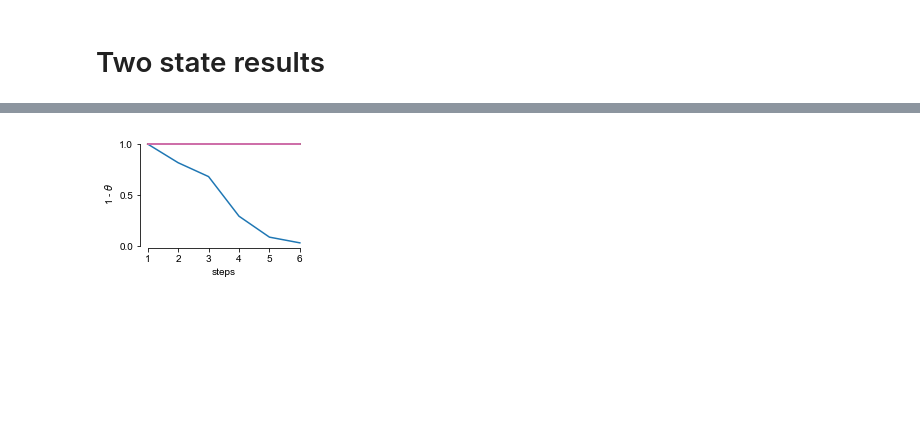
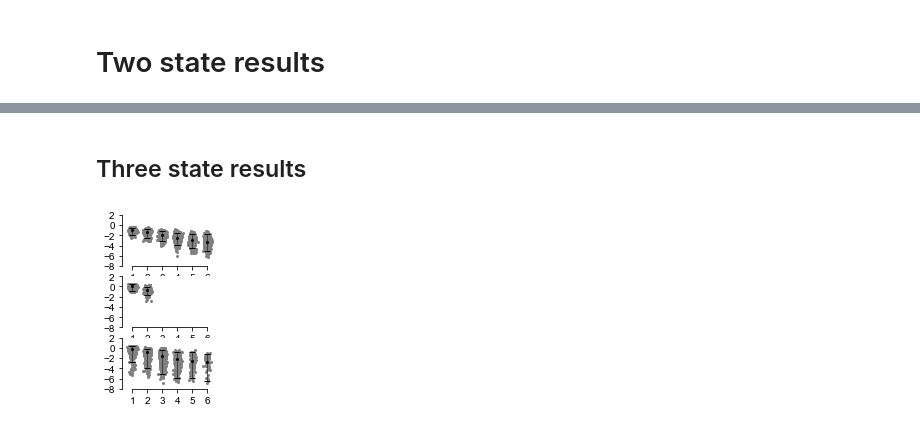
Before and after one commit to harmslab/notebooks-epistasis-ensembles, a Jupyter notebook: figure-02.ipynb, the cells around one changed output, grey strips where cells are left out. Cells and saved outputs as stored; diff of their text form; code cells hidden in the pictures; blank space fills up the shorter version.

```diff
--- a/figure-02.ipynb
+++ b/figure-02.ipynb
@@ -4,5 +6,7 @@ import matplotlib.pyplot as plt
 import numpy as np
 import pickle
 from matplotlib import rcParams
+
 rcParams['font.family'] = 'sans-serif'
 rcParams['font.sans-serif'] = ['Arial']
+rcParams['svg.fonttype'] = 'none'
@@ -15,5 +53,4 @@ filepath = "generated-data/%s/results/binary-output.pickle" % dataset
 # Read file
 with open(filepath, "rb") as f:
     data = pickle.load(f)
-    thetas = data["thetas"]
-    epistasis = data["epistasis"]
+    epistasis1 = data["epistasis"]
@@ -77,5 +63,4 @@ filepath = "generated-data/%s/results/binary-output.pickle" % dataset
 # Read file
 with open(filepath, "rb") as f:
     data = pickle.load(f)
-    thetas = data["thetas"]
-    epistasis = data["epistasis"]
+    epistasis2 = data["epistasis"]
@@ -107,26 +67,27 @@ ax.spines["bottom"].set_bounds(1,6)
-# %%
-fig, ax = plt.subplots(figsize=(3,2))
-
-for i in range(1, len(thetas)+1):
-    y = np.array(thetas[i])
-    #x = np.ones(y.shape) * np.arange(1,7) + np.random.randn(*y.shape)*1e-1
-    y50 = np.nanpercentile(y, 50, axis=0)
-    x50 = np.arange(1, len(y50)+1)
-    #ax.scatter(x, 1-y, alpha=.2, color='C' + str(i-1), s=10)
-    #ax.plot(x50, 1-y50, marker="o", linestyle="-", color='C' + str(i-1))
-    ax.plot(x50, 1-np.nanmean(y, axis=0),  linestyle="-", color='C' + str(i-1))
-    #ax.plot(x, 1-ymean, color='C' + str(i-1), linestyle="-", marker="o", alpha=1)
-    #ax.fill_between(x, 1-ylower, 1-yupper, color="C"+str(i-1), alpha=0.2, interpolate=True)
-
-ax.set_xlabel("steps")
-ax.set_ylabel("1 - $\\theta$")
-ax.spines["right"].set_visible(False)
-ax.spines["top"].set_visible(False)
-ax.set_xticks(range(1,7))
-ax.spines["bottom"].set_bounds(1,6)
-ax.spines["left"].set_bounds(0,1)
-ax.set_yticks([0,.5,1])
-fig.savefig("figures/two-state-binary-predictions.pdf", format="pdf", bbox_inches="tight")
-# ax1.fill_between(x, 0, y1)
-# %% [output]
-[figure, removed]
+# %% [markdown]
+## Three state results
+# %%
+dataset = "three-state-predictions"
+filepath = "generated-data/%s/results/binary-output.pickle" % dataset
+
+# Read file
+with open(filepath, "rb") as f:
+    data = pickle.load(f)
+    epistasis3 = data["epistasis"]
+# %%
+import matplotlib.gridspec as gridspec
+
+fig = plt.figure(figsize=(1.7,3.2))
+
+gs = gridspec.GridSpec(3, 1)
+ax1 = plt.subplot(gs[0, 0])
+ax2 = plt.subplot(gs[1, 0], sharex=ax1)
+ax3 = plt.subplot(gs[2, 0], sharex=ax1)
+
+plot_epistasis(epistasis1, ax1)
+plot_epistasis(epistasis2, ax2)
+plot_epistasis(epistasis3, ax3)
+
+#ax2.set_xticklabels([])
+# %% [output]
+[figure, added]
```
Also changed, not shown: parts of 8 cells of this notebook, 6 other files.
